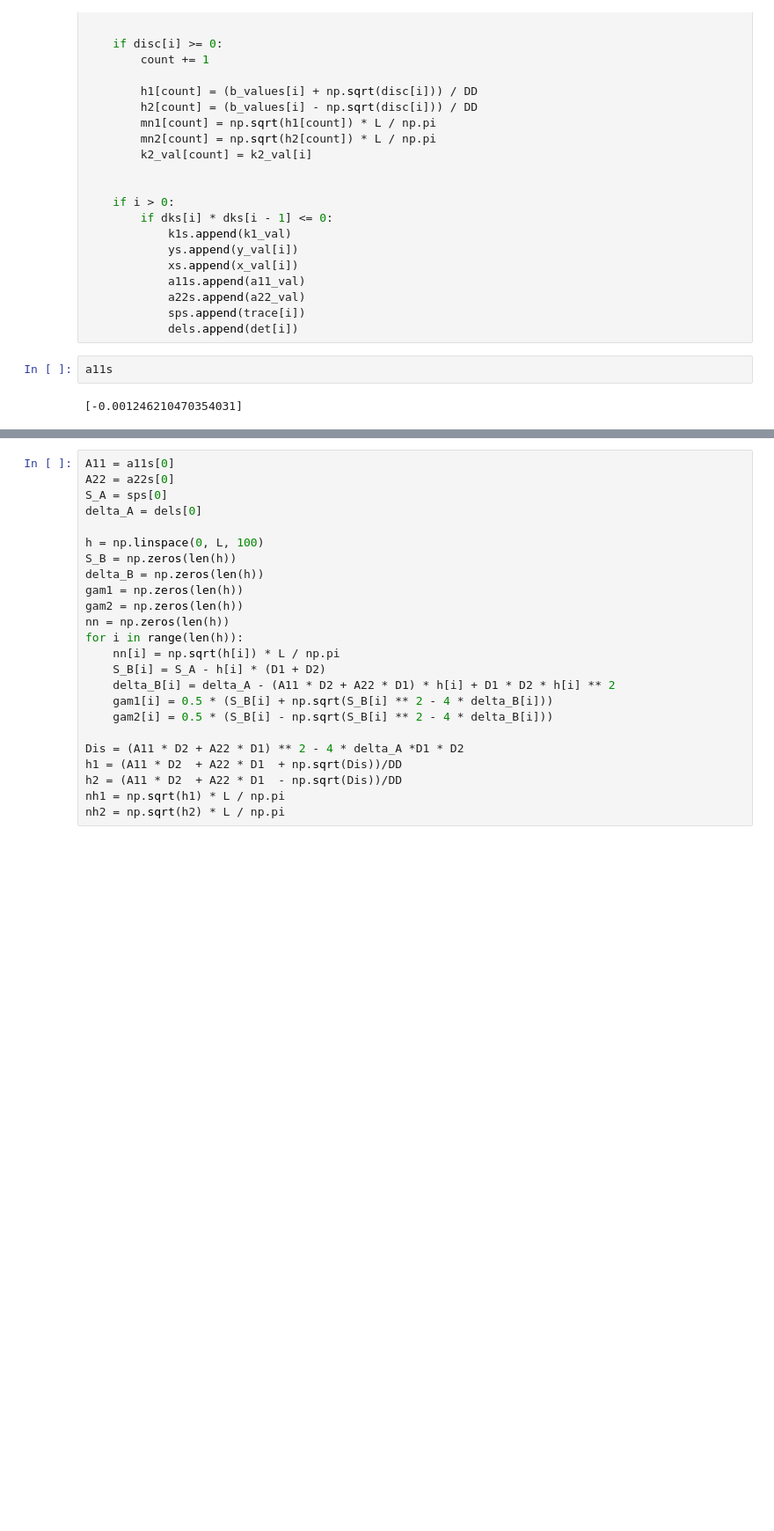
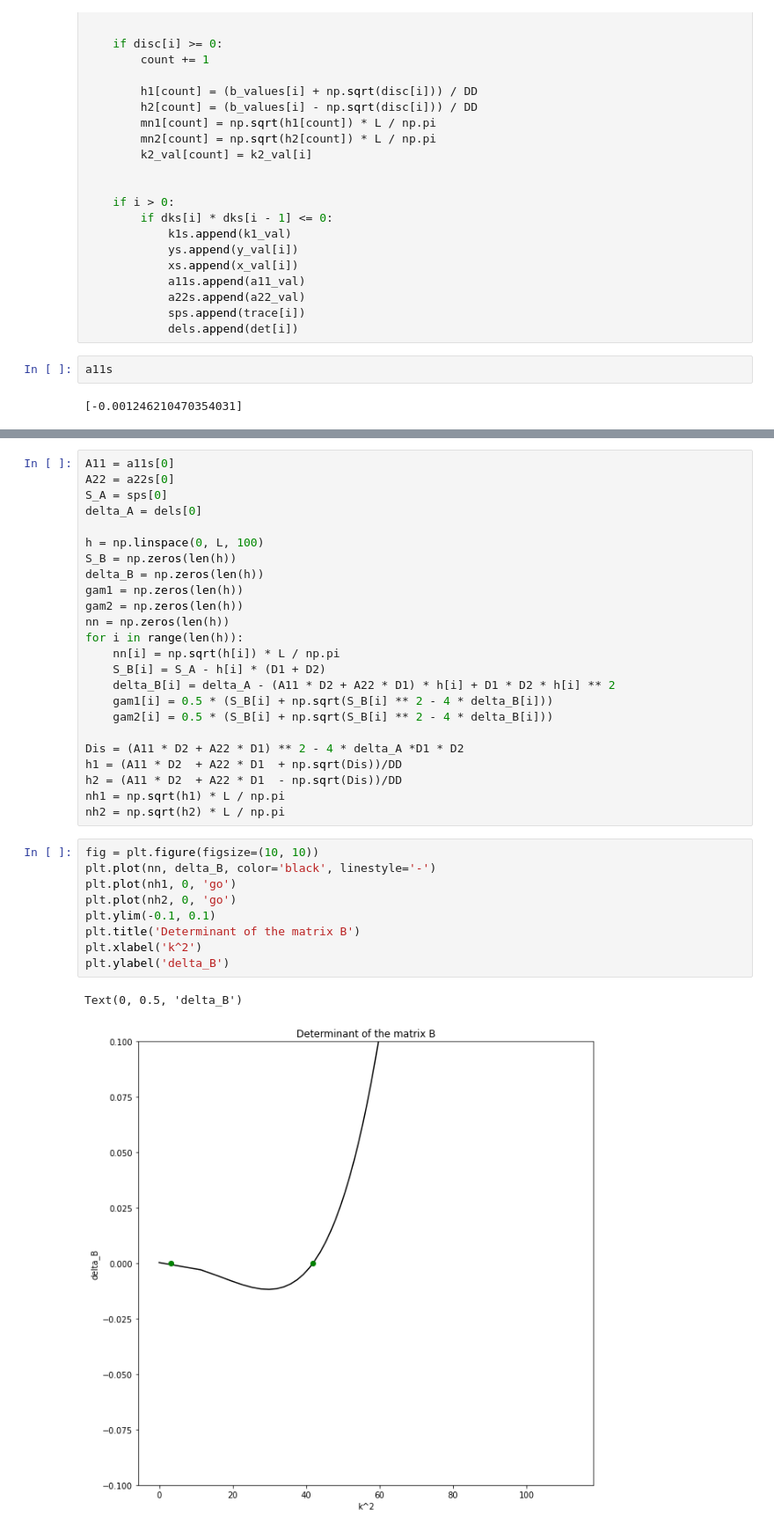
Before and after one commit to valmat07/KT_python, a Jupyter notebook: bifurcations_task/task2.ipynb, the cells around one changed output, grey strips where cells are left out. Shown at 88% size. Saved outputs shown, nothing was run; the diff lists cells and outputs as text; blank space fills up the shorter version.

```diff
--- a/bifurcations_task/task2.ipynb
+++ b/bifurcations_task/task2.ipynb
@@ -201,10 +209,22 @@ for i in range(len(h)):
     S_B[i] = S_A - h[i] * (D1 + D2)
     delta_B[i] = delta_A - (A11 * D2 + A22 * D1) * h[i] + D1 * D2 * h[i] ** 2
     gam1[i] = 0.5 * (S_B[i] + np.sqrt(S_B[i] ** 2 - 4 * delta_B[i]))
-    gam2[i] = 0.5 * (S_B[i] - np.sqrt(S_B[i] ** 2 - 4 * delta_B[i]))
+    gam2[i] = 0.5 * (S_B[i] + np.sqrt(S_B[i] ** 2 - 4 * delta_B[i]))
 
 Dis = (A11 * D2 + A22 * D1) ** 2 - 4 * delta_A *D1 * D2
 h1 = (A11 * D2  + A22 * D1  + np.sqrt(Dis))/DD
 h2 = (A11 * D2  + A22 * D1  - np.sqrt(Dis))/DD
 nh1 = np.sqrt(h1) * L / np.pi
 nh2 = np.sqrt(h2) * L / np.pi
+# %%
+fig = plt.figure(figsize=(10, 10))
+plt.plot(nn, delta_B, color='black', linestyle='-')
+plt.plot(nh1, 0, 'go')
+plt.plot(nh2, 0, 'go')
+plt.ylim(-0.1, 0.1)
+plt.title('Determinant of the matrix B')
+plt.xlabel('k^2')
+plt.ylabel('delta_B')
+# %% [output]
+Text(0, 0.5, 'delta_B')
+[figure, added]
```
Also changed, not shown: parts of 13 cells of this notebook, 1 other file.
